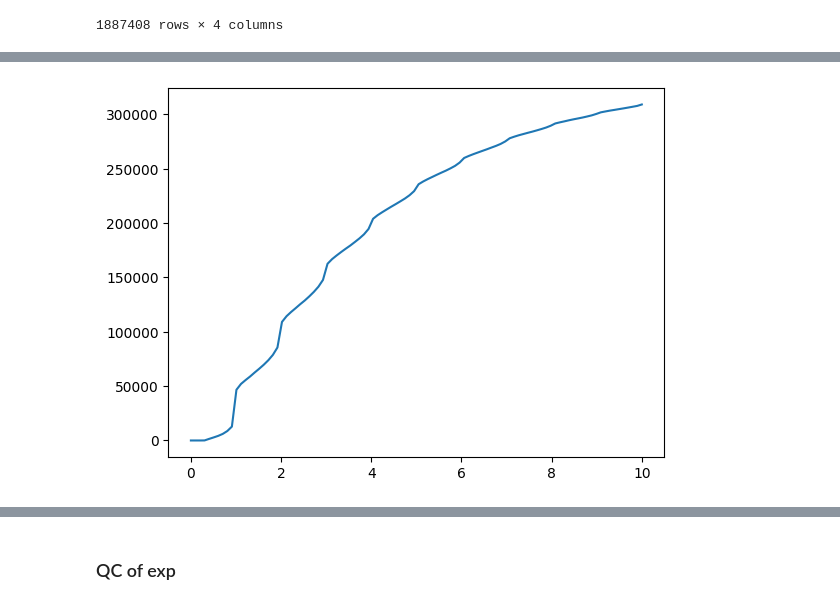
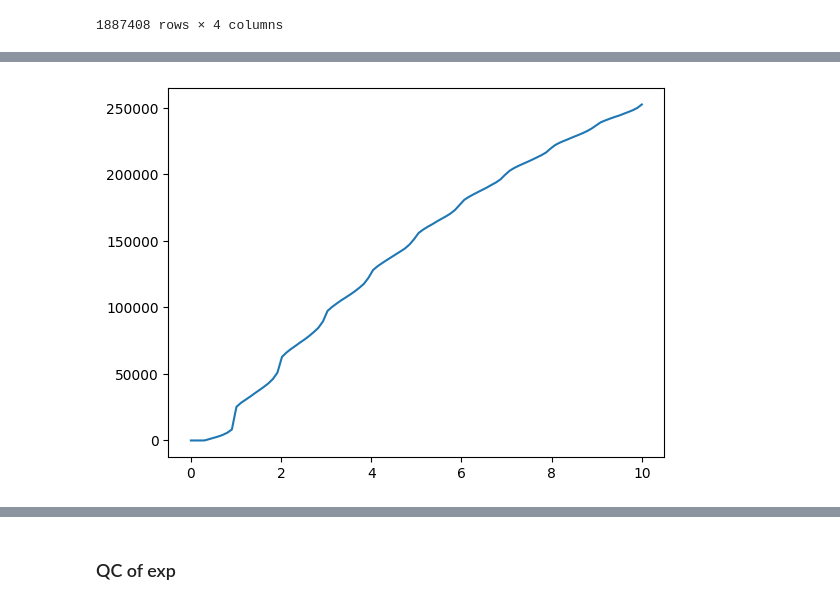
Before and after one commit to mitoclub/mtdna-192component-mutspec-chordata, a Jupyter notebook: scripts/collect_spectra.ipynb, the cells around one changed output, grey strips where cells are left out. Drawn from its saved outputs; the diff is of its cells as text; code cells hidden in the pictures.

Commit message:
exp plots

```diff
--- a/scripts/collect_spectra.ipynb
+++ b/scripts/collect_spectra.ipynb
@@ -117,3 +117,6 @@ exp_final_df.size
 1887408
 # %%
 exp_final_df.to_csv('../data/new_dataset/exp_num_raw.csv')
+# %%
+exp_final_df = pd.read_csv('../data/new_dataset/exp_num_raw.csv', index_col=0)
+exp_final_df
@@ -152,7 +169,7 @@ exp_final_df['Species'] = [x.split('__')[1] for x in exp_final_df.index.values]
 exp_correct_long = exp_final_df.melt(
     ['Gene', 'Species'],
     possible_sbs12 + possible_sbs192,
-    'Mut', 'ExpNumNew'
+    'Mut', 'ExpNumNew',
 )
 exp_correct_long
 # %% [output]
@@ -175,8 +208,8 @@ spectrum192 = total_data[1].merge(exp_correct_long, on=['Gene', 'Species', 'Mut'
 # %%
 tr_space = np.linspace(0, 10, 100)
-dlen = [spectrum192[(spectrum192.ExpNum.between(0, tr, 'right')) \
-                    & (spectrum192.ObsNum.between(0, tr, 'right'))].shape[0] for tr in tr_space]
+dlen = [spectrum192[(spectrum192.ExpNumNew.between(0, tr, 'right')) \
+                  & (spectrum192.ObsNum.between(0, tr, 'right'))].shape[0] for tr in tr_space]
 
 plt.plot(tr_space, dlen);
 # %% [output]
-[figure, old version]
+[figure, new version]
```
Also changed, not shown: parts of 4 cells of this notebook.
